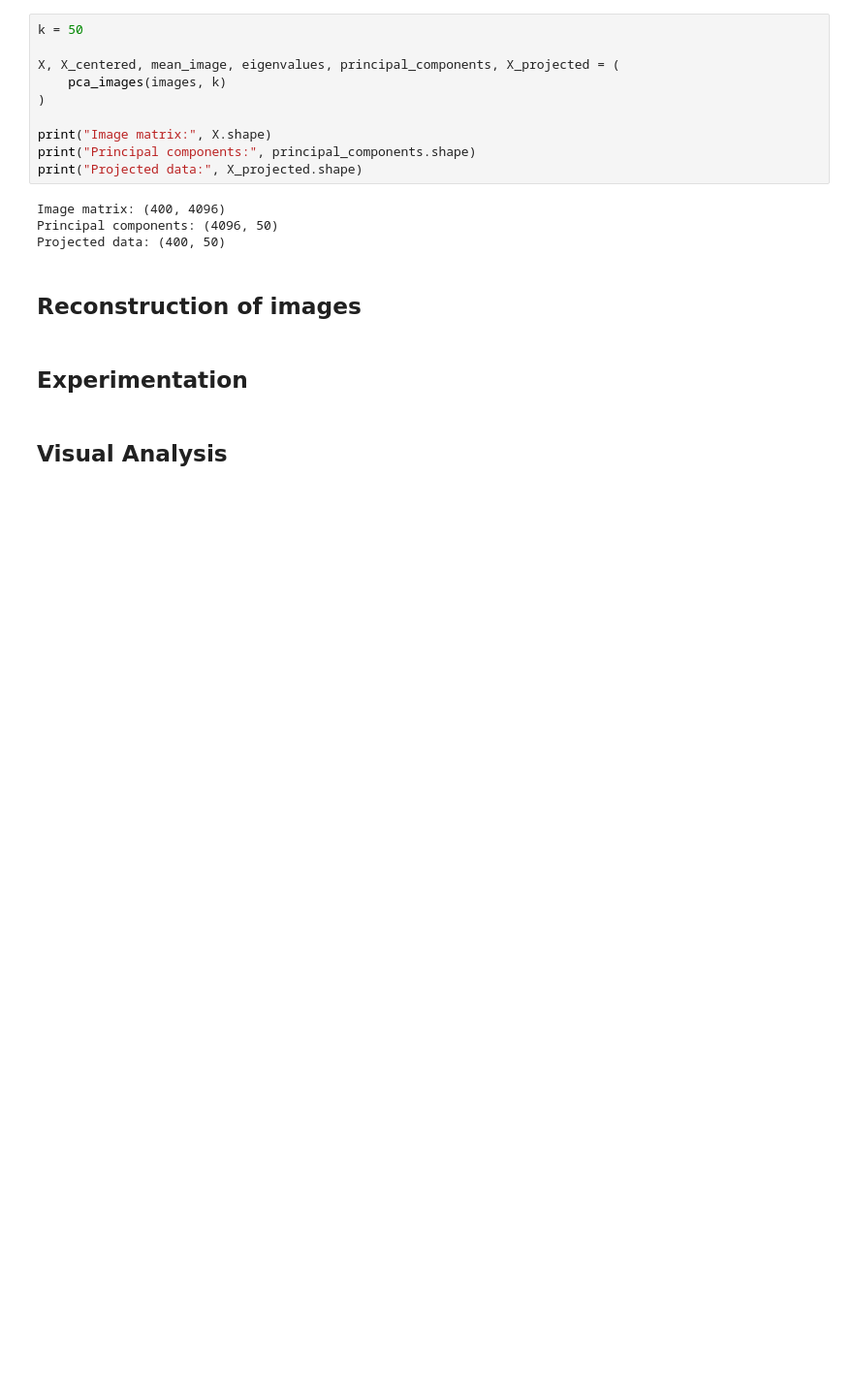
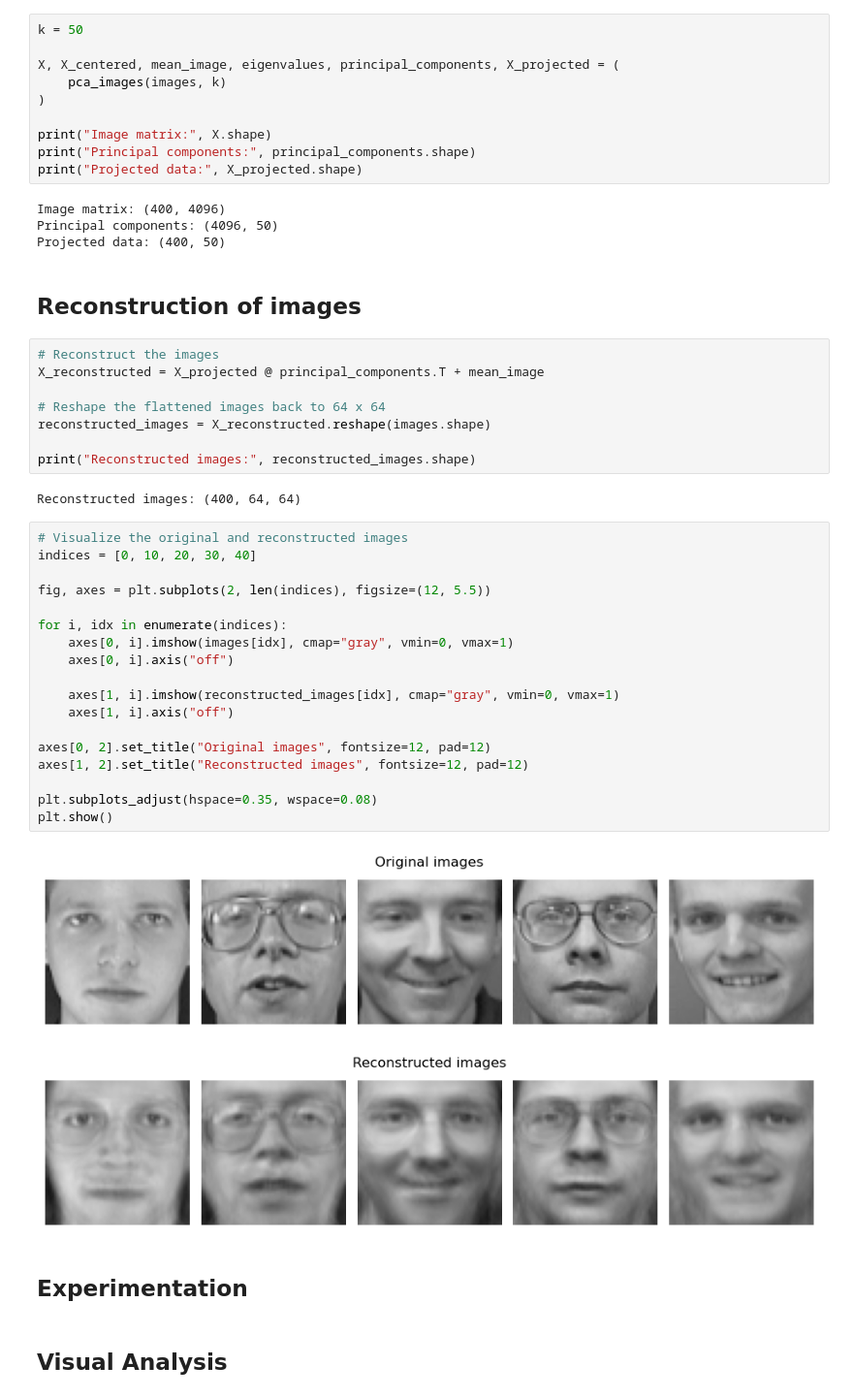
Before and after one commit to johannegg/IT3212, a Jupyter notebook: Assignment2/PCA.ipynb, the cells around one changed output. Shown at 97% size. Drawn from its saved outputs; the diff is of its cells as text; blank space fills up the shorter version.

Commit message:
Add reconstruction

```diff
--- a/Assignment2/PCA.ipynb
+++ b/Assignment2/PCA.ipynb
@@ -80,6 +80,36 @@ Principal components: (4096, 50)
 Projected data: (400, 50)
 # %% [markdown]
 ## Reconstruction of images
+# %%
+# Reconstruct the images
+X_reconstructed = X_projected @ principal_components.T + mean_image
+
+# Reshape the flattened images back to 64 x 64
+reconstructed_images = X_reconstructed.reshape(images.shape)
+
+print("Reconstructed images:", reconstructed_images.shape)
+# %% [output]
+Reconstructed images: (400, 64, 64)
+# %%
+# Visualize the original and reconstructed images
+indices = [0, 10, 20, 30, 40]
+
+fig, axes = plt.subplots(2, len(indices), figsize=(12, 5.5))
+
+for i, idx in enumerate(indices):
+    axes[0, i].imshow(images[idx], cmap="gray", vmin=0, vmax=1)
+    axes[0, i].axis("off")
+
+    axes[1, i].imshow(reconstructed_images[idx], cmap="gray", vmin=0, vmax=1)
+    axes[1, i].axis("off")
+
+axes[0, 2].set_title("Original images", fontsize=12, pad=12)
+axes[1, 2].set_title("Reconstructed images", fontsize=12, pad=12)
+
+plt.subplots_adjust(hspace=0.35, wspace=0.08)
+plt.show()
+# %% [output]
+[figure, added]
 # %% [markdown]
 ## Experimentation
 # %% [markdown]
```
